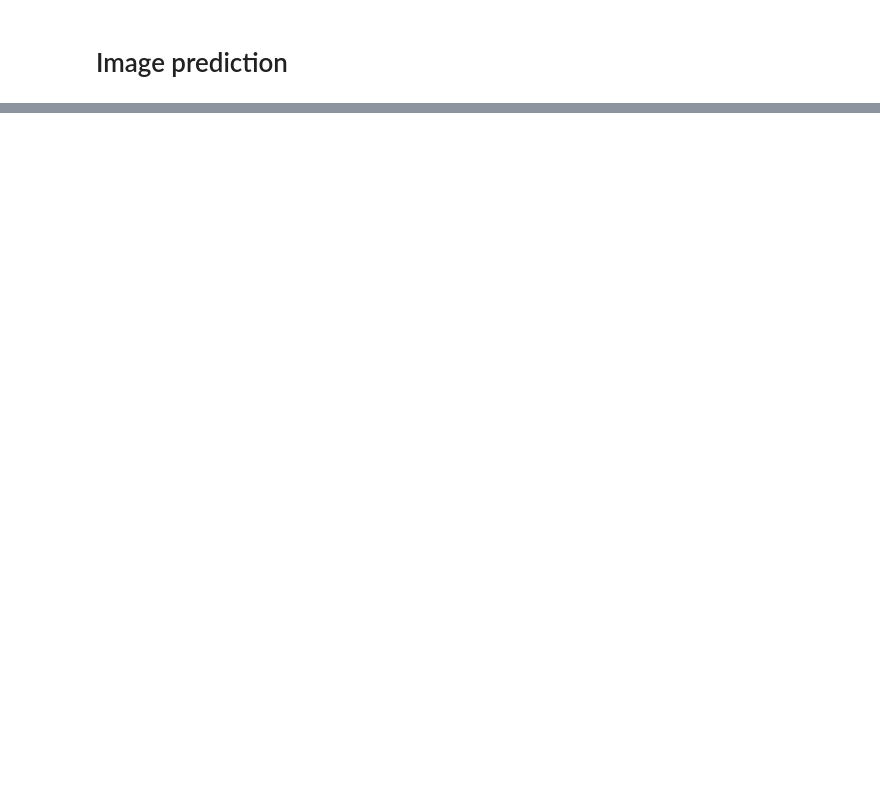
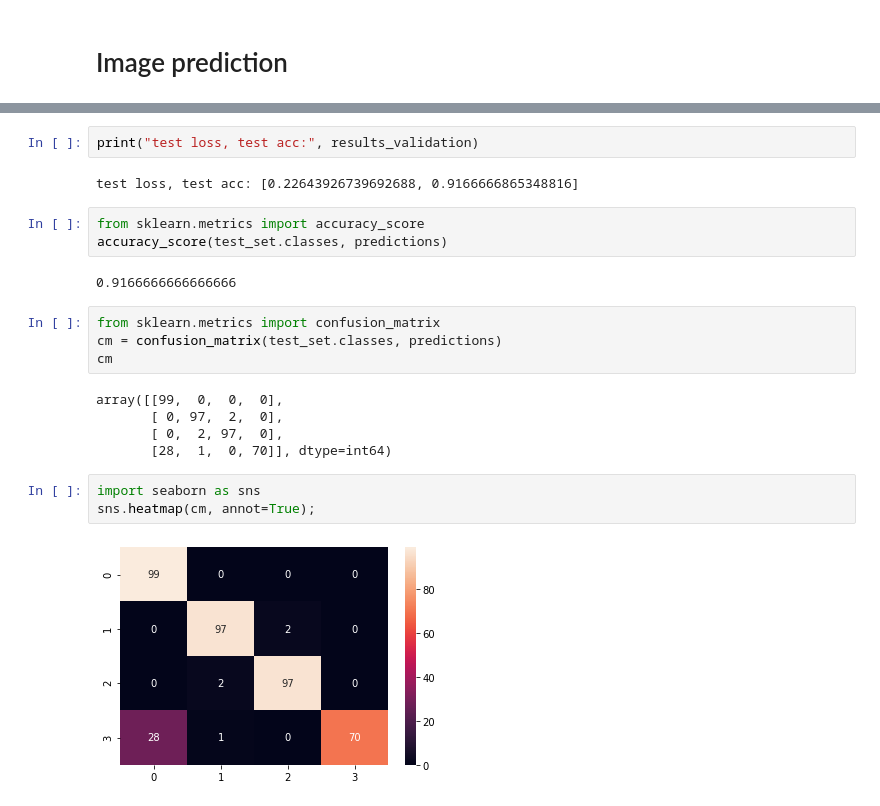
Before and after one commit to AnnaMelekhova/CoffeeBeansClassification, a Jupyter notebook: coffee_beans_classification.ipynb, the cells around one changed output, grey strips where cells are left out. Cells and saved outputs as stored; diff of their text form; blank space fills up the shorter version.

```diff
--- a/coffee_beans_classification.ipynb
+++ b/coffee_beans_classification.ipynb
@@ -194,0 +166,23 @@ True
+# %%
+print("test loss, test acc:", results_validation)
+# %% [output]
+test loss, test acc: [0.22643926739692688, 0.9166666865348816]
+# %%
+from sklearn.metrics import accuracy_score
+accuracy_score(test_set.classes, predictions)
+# %% [output]
+0.9166666666666666
+# %%
+from sklearn.metrics import confusion_matrix
+cm = confusion_matrix(test_set.classes, predictions)
+cm
+# %% [output]
+array([[99,  0,  0,  0],
+       [ 0, 97,  2,  0],
+       [ 0,  2, 97,  0],
+       [28,  1,  0, 70]], dtype=int64)
+# %%
+import seaborn as sns
+sns.heatmap(cm, annot=True);
+# %% [output]
+[figure, added]
```
Also changed, not shown: parts of 27 cells of this notebook.
